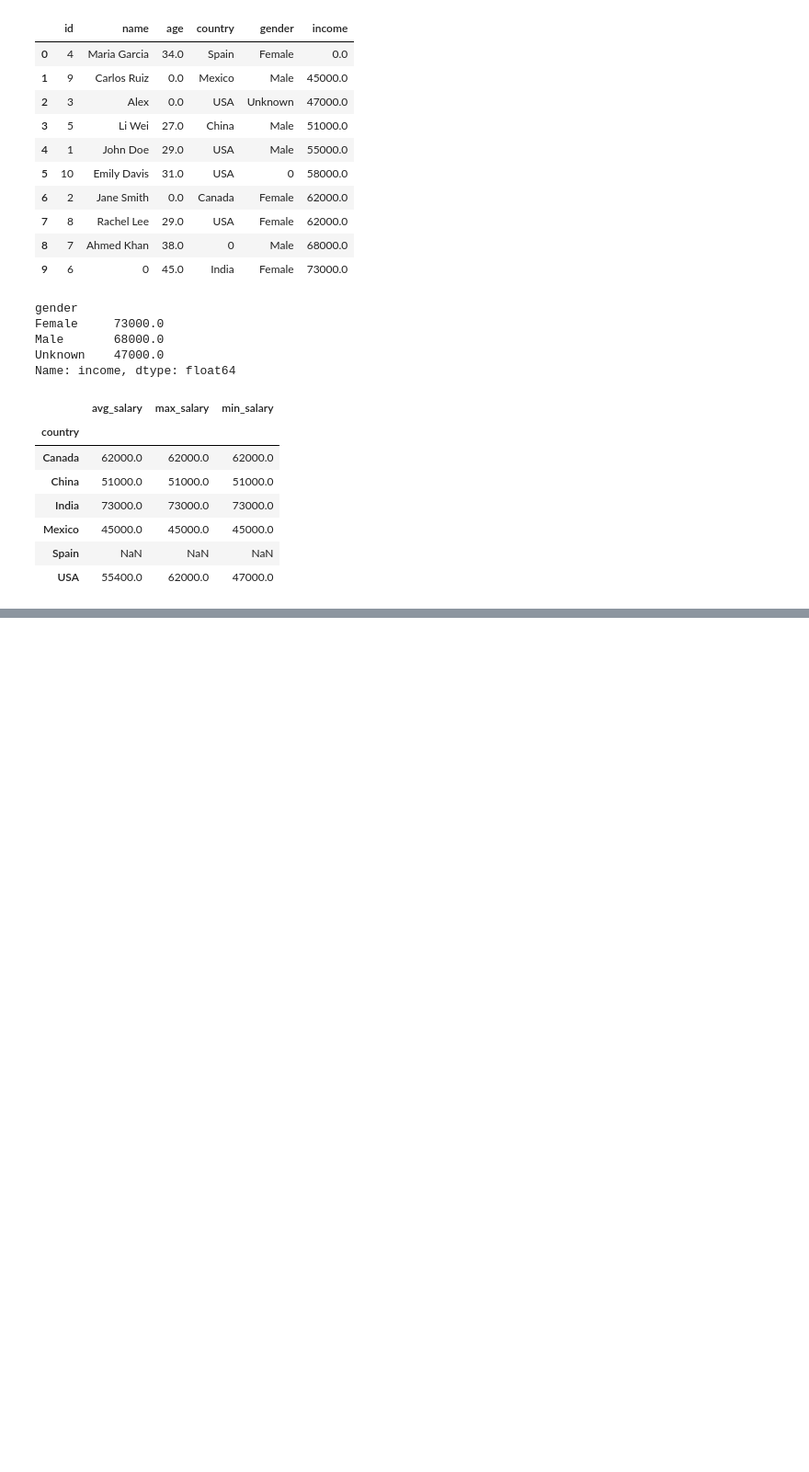
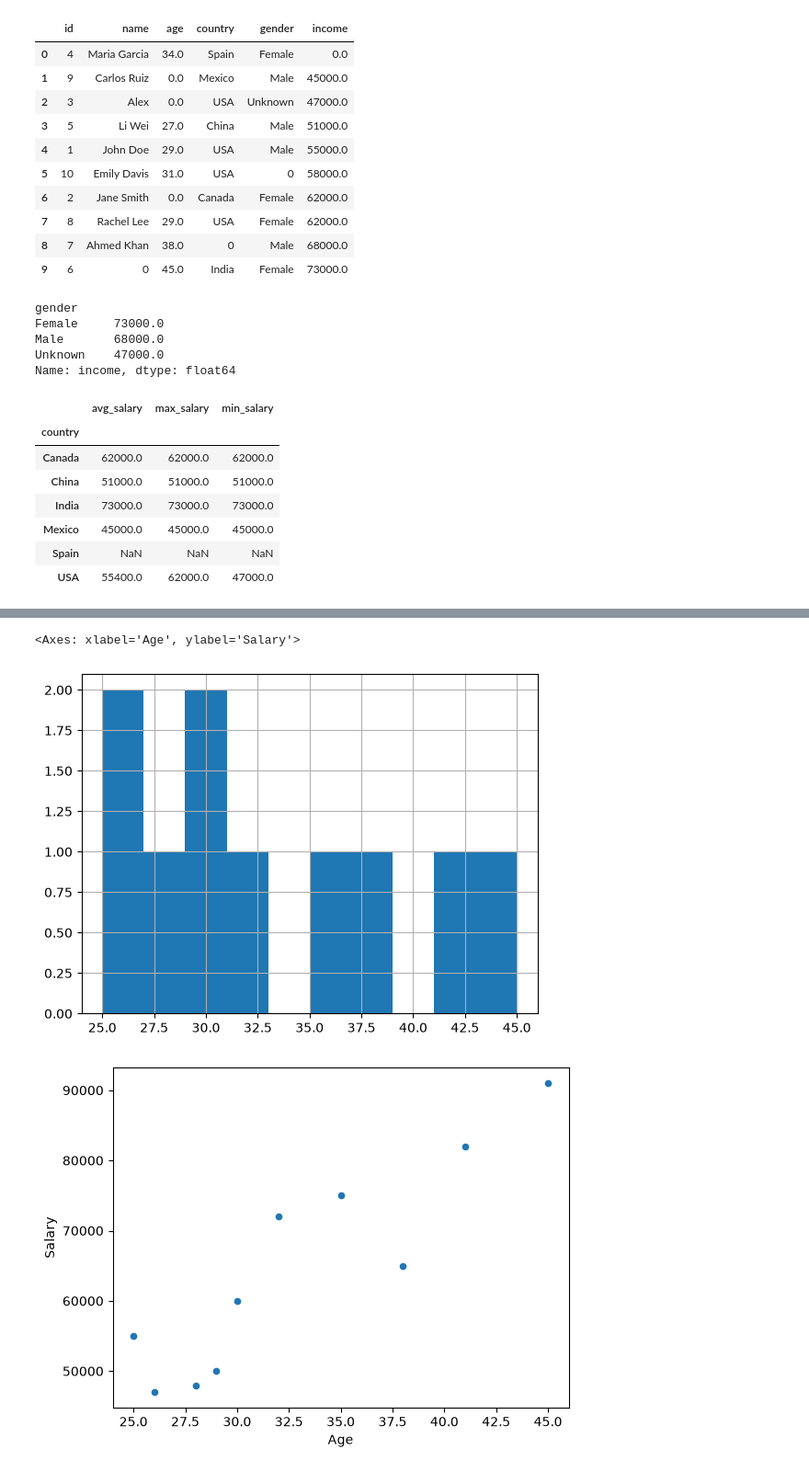
Before and after one commit to rugvedi-kulkarni/Python_libraries, a Jupyter notebook: pandas.ipynb, the cells around one changed output, grey strips where cells are left out. Shown at 92% size. Drawn from its saved outputs; the diff is of its cells as text; code cells hidden in the pictures; blank space fills up the shorter version.

```diff
--- a/pandas.ipynb
+++ b/pandas.ipynb
@@ -1128,0 +1200,15 @@ df.groupby('country')['income'].aggregate(avg_salary = 'mean', max_salary = 'max
+# %%
+# Basic visualization using pandas
+df = pd.read_csv("Dataset/employee_data.csv")
+
+df['Age'].hist()
+
+df.plot(
+    kind = 'scatter',
+    x = 'Age',
+    y = 'Salary'
+)
+# %% [output]
+<Axes: xlabel='Age', ylabel='Salary'>
+[figure, added]
+[figure, added]
```
Also changed, not shown: parts of 5 cells of this notebook, 2 other files.
